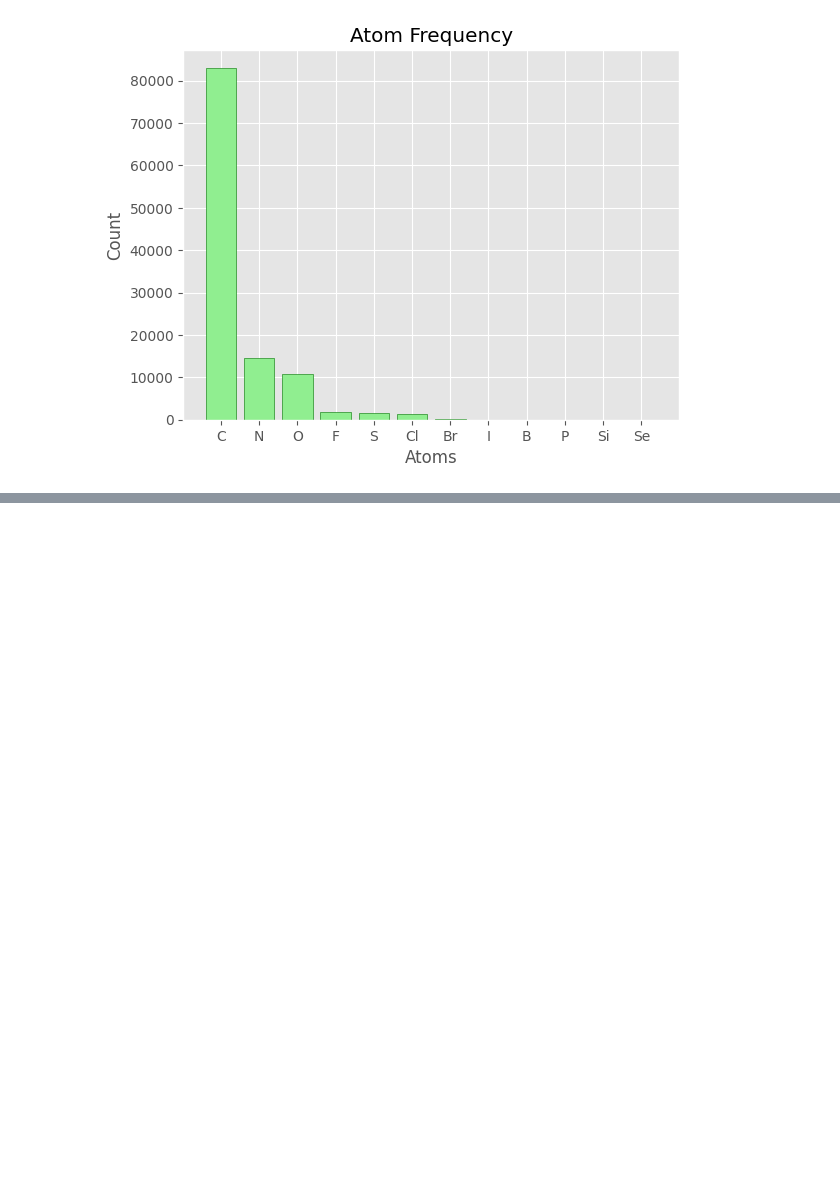
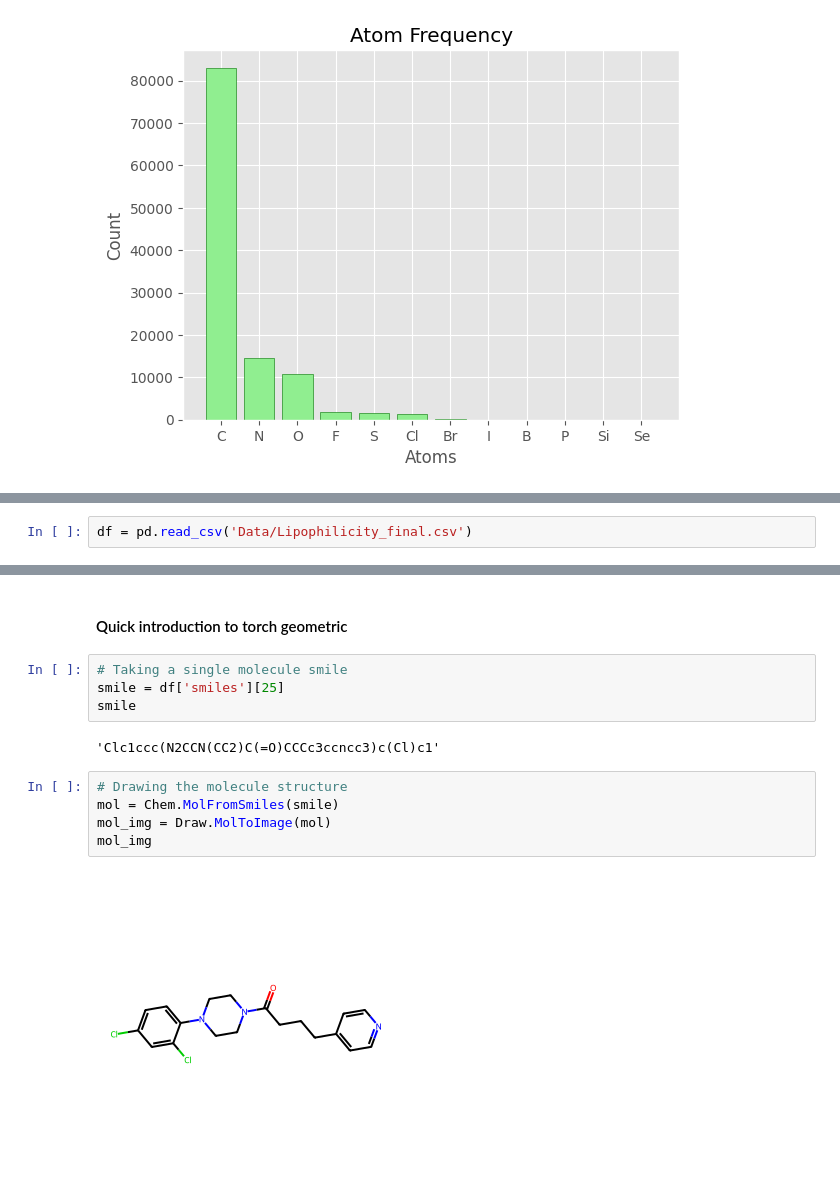
Before and after one commit to DaniloGrujic/organic-compound-lipophilicity, a Jupyter notebook: 1_Data_analysis.ipynb, the cells around one changed output, grey strips where cells are left out. Cells and saved outputs as stored; diff of their text form; blank space fills up the shorter version.

Commit message:
Finished data analysis and data cleaning.

```diff
--- a/1_Data_analysis.ipynb
+++ b/1_Data_analysis.ipynb
@@ -198,0 +204,2 @@ plt.show()
+# %%
+df = pd.read_csv('Data/Lipophilicity_final.csv')
@@ -198,0 +215,15 @@ plt.show()
+# %% [markdown]
+#### Quick introduction to torch geometric
+# %%
+# Taking a single molecule smile
+smile = df['smiles'][25]
+smile
+# %% [output]
+'Clc1ccc(N2CCN(CC2)C(=O)CCCc3ccncc3)c(Cl)c1'
+# %%
+# Drawing the molecule structure
+mol = Chem.MolFromSmiles(smile)
+mol_img = Draw.MolToImage(mol)
+mol_img
+# %% [output]
+[figure, added]
```
Also changed, not shown: parts of 12 cells of this notebook, 4 other files.
